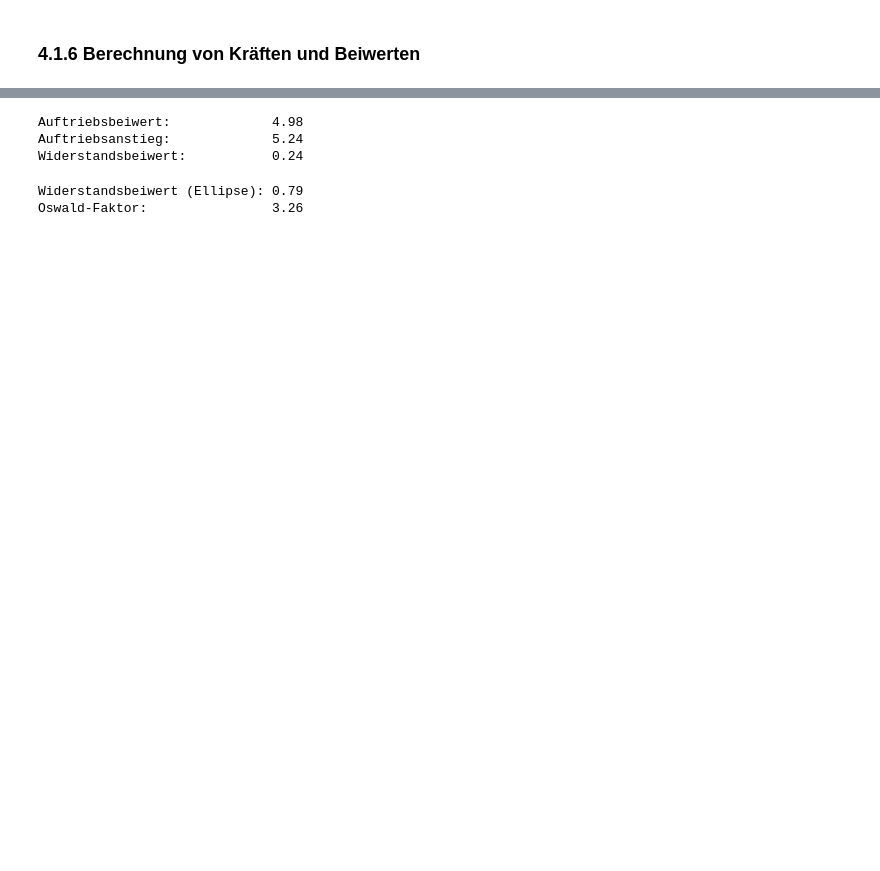
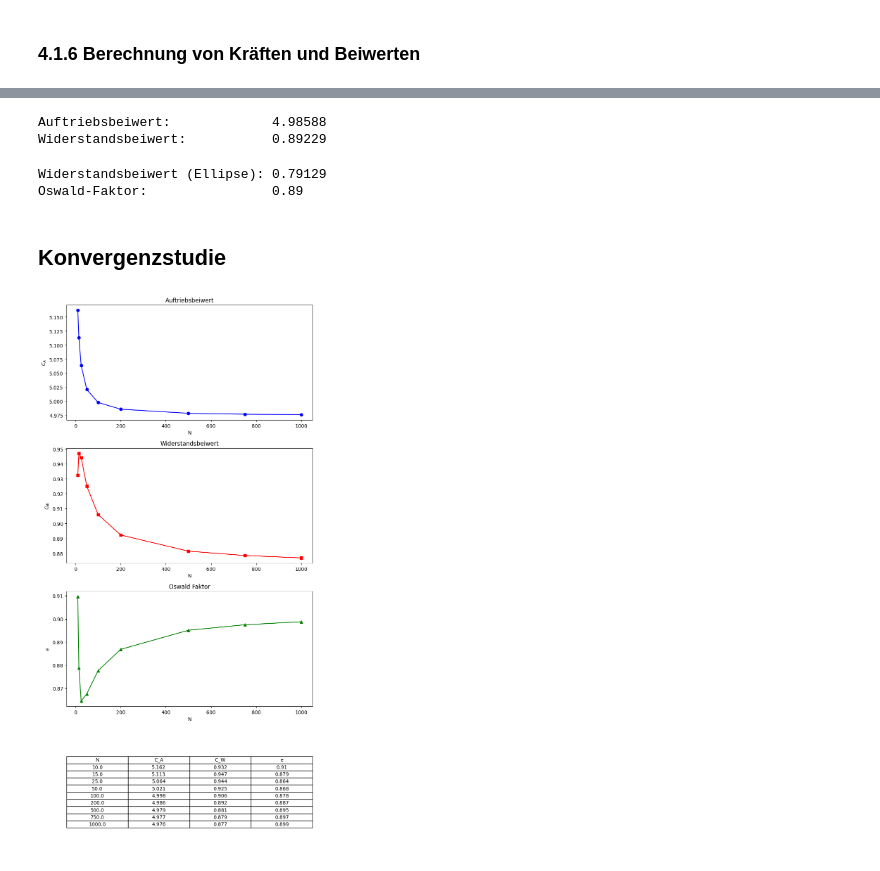
Before and after one commit to AntonSchreiber/aero-lecture, a Jupyter notebook: notebooks/exercise04.ipynb, the cells around one changed output, grey strips where cells are left out. Drawn from its saved outputs; the diff is of its cells as text; code cells hidden in the pictures; blank space fills up the shorter version.

Commit message:
4.1 fix matrix multipl. error, add N study

```diff
--- a/notebooks/exercise04.ipynb
+++ b/notebooks/exercise04.ipynb
@@ -166,7 +188,7 @@ A = np.sum(A_j)
 
 # Berechnung des induzierten Widerstands
 w_m = a_ind * Gamma
-W_ind = np.sum(-rho *w_m * Gamma * delta_b)
+W_ind = np.sum(-rho *w_m @ Gamma * delta_b)
 
 print("Auftrieb:                    ", "%.2f" % A, "N")
 print("Induzierter Widerstand:      ", "%.2f" % W_ind, "N")
@@ -182,20 +204,14 @@ hf.plot_auftriebsverteilung(A_j, y_c, s)
 # Auftriebsbeiwert
 C_A = 2*A / (rho * U_inf**2 * S)
 
-# Für alpha= 1 [rad] entspricht C_A dem Auftriebsanstieg wegen C_A = C_A_alpha * alpha
-# Als Vergleichswert dient die Näherungslösung
-C_A_alpha = 2*np.pi * AR / (2+AR)
-
 # Widerstandsbeiwert (induziert)
 C_W_ind = 2*W_ind / (rho * U_inf**2 * S)
 
-print("Auftriebsbeiwert:            ", "%.2f" % C_A)
-print("Auftriebsanstieg:            ", "%.2f" % C_A_alpha)
-print("Widerstandsbeiwert:          ", "%.2f" % C_W_ind)
+print("Auftriebsbeiwert:            ", "%.5f" % C_A)
+print("Widerstandsbeiwert:          ", "%.5f" % C_W_ind)
 # %% [output]
-Auftriebsbeiwert:             4.98
-Auftriebsanstieg:             5.24
-Widerstandsbeiwert:           0.24
+Auftriebsbeiwert:             4.98588
+Widerstandsbeiwert:           0.89229
 # %%
 # Induzierter Widerstand der elliptischen Zirkulationsverteilung
 C_W_ind_ell = C_A**2 / AR / np.pi
@@ -203,8 +219,10 @@ C_W_ind_ell = C_A**2 / AR / np.pi
 # Oswald Faktor
 Oswald = C_W_ind_ell / C_W_ind
 
-print("Widerstandsbeiwert (Ellipse):", "%.2f" % C_W_ind_ell)
+print("Widerstandsbeiwert (Ellipse):", "%.5f" % C_W_ind_ell)
 print("Oswald-Faktor:               ", "%.2f" % Oswald)
 # %% [output]
-Widerstandsbeiwert (Ellipse): 0.79
-Oswald-Faktor:                3.26
+Widerstandsbeiwert (Ellipse): 0.79129
+Oswald-Faktor:                0.89
+# %% [markdown]
+## Konvergenzstudie
@@ -210,0 +303,43 @@ Oswald-Faktor:                3.26
+# %%
+# Erstelle ein DataFrame
+data = {
+    'N': N_study,
+    'C_A': [round(num, 3) for num in C_A],
+    'C_W': [round(num, 3) for num in C_W_ind],
+    'e': [round(num, 3) for num in Oswald]
+}
+df = pd.DataFrame(data)
+
+# Erstelle die Subplots
+fig, axs = plt.subplots(4, 1, figsize=(8, 16))
+
+# Plot für C_A
+axs[0].plot(N_study, C_A, marker='o', linestyle='-', color='b')
+axs[0].set_xlabel(r"N")
+axs[0].set_ylabel(r'$C_A$')
+axs[0].set_title("Auftriebsbeiwert")
+
+# Plot für C_W_ind
+axs[1].plot(N_study, C_W_ind, marker='s', linestyle='-', color='r')
+axs[1].set_xlabel(r"N")
+axs[1].set_ylabel(r'$C_W$')
+axs[1].set_title("Widerstandsbeiwert")
+
+# Plot für Oswald
+axs[2].plot(N_study, Oswald, marker='^', linestyle='-', color='g')
+axs[2].set_xlabel(r"N")
+axs[2].set_ylabel(r'$e$')
+axs[2].set_title("Oswald Faktor")
+
+# Erstelle die Tabelle
+axs[3].axis('tight')
+axs[3].axis('off')
+table = axs[3].table(cellText=df.values, colLabels=df.columns, cellLoc='center', loc='center')
+
+# Automatisches Layout anpassen
+plt.tight_layout()
+
+# Zeige die Plots an
+plt.show()
+# %% [output]
+[figure, added]
```
Also changed, not shown: parts of 11 cells of this notebook, 3 other files.
